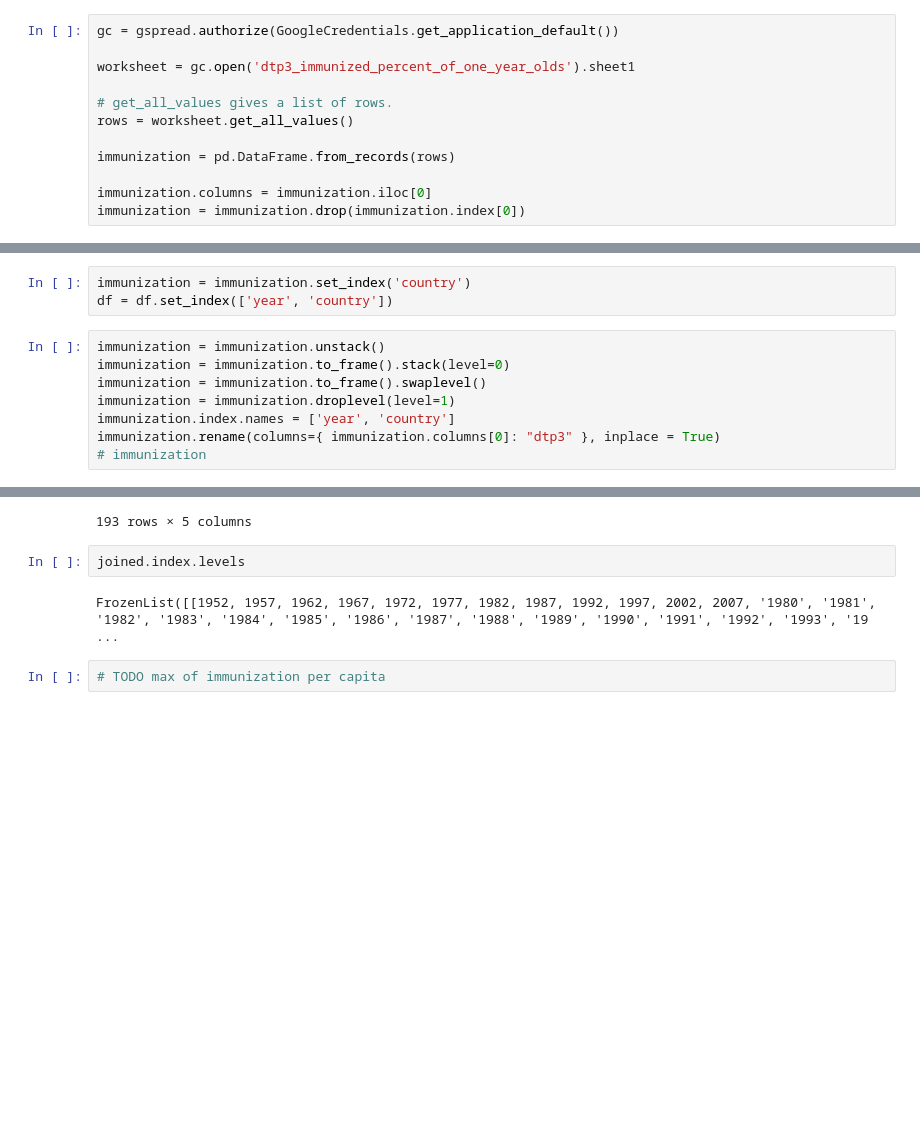
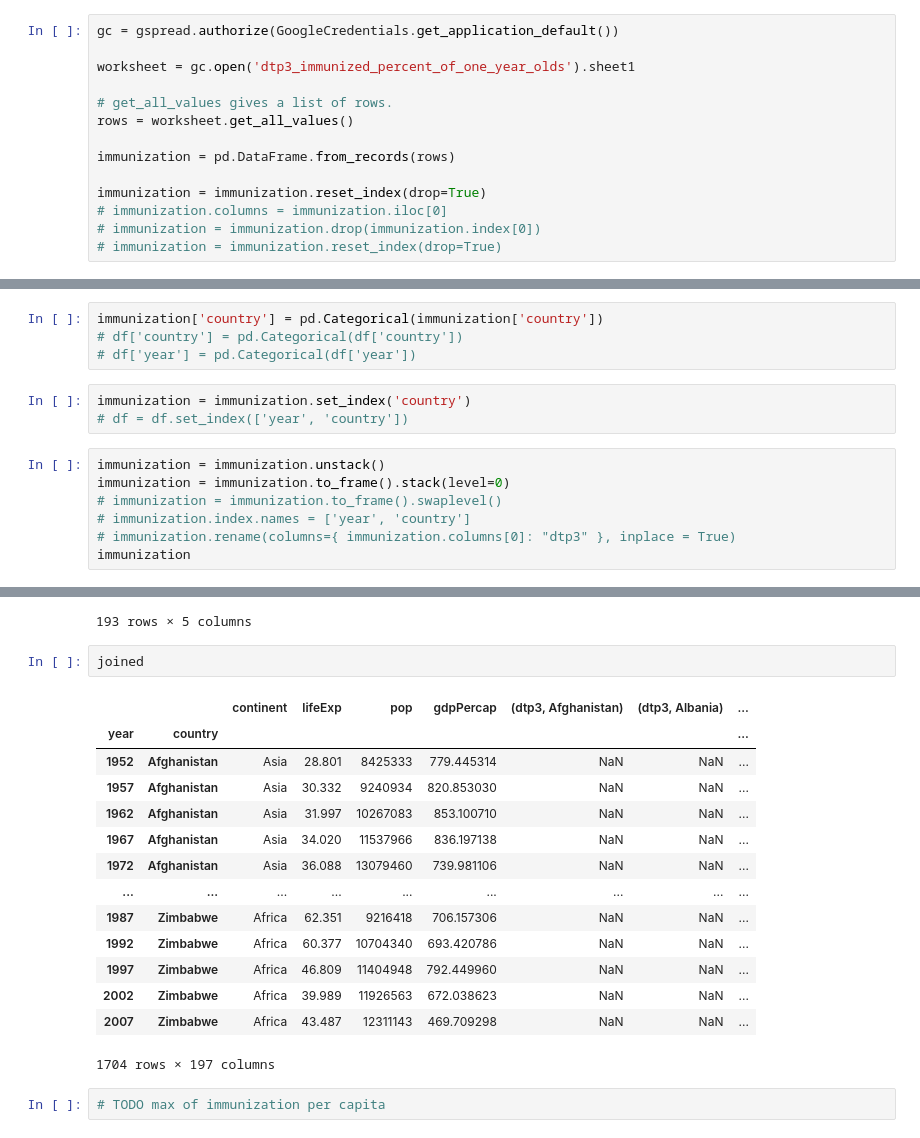
Before and after one commit to WeiweiBian/PythonTutorial, a Jupyter notebook: KarolinskaTutorial.ipynb, the cells around one changed output, grey strips where cells are left out. Saved outputs shown, nothing was run; the diff lists cells and outputs as text; blank space fills up the shorter version.

```diff
--- a/KarolinskaTutorial.ipynb
+++ b/KarolinskaTutorial.ipynb
@@ -171,5 +164,7 @@ rows = worksheet.get_all_values()
 
 immunization = pd.DataFrame.from_records(rows)
 
-immunization.columns = immunization.iloc[0]
-immunization = immunization.drop(immunization.index[0])
+immunization = immunization.reset_index(drop=True)
+# immunization.columns = immunization.iloc[0]
+# immunization = immunization.drop(immunization.index[0])
+# immunization = immunization.reset_index(drop=True)
@@ -178,11 +175,14 @@ immunization
+# %%
+immunization['country'] = pd.Categorical(immunization['country'])
+# df['country'] = pd.Categorical(df['country'])
+# df['year'] = pd.Categorical(df['year'])
 # %%
 immunization = immunization.set_index('country')
-df = df.set_index(['year', 'country'])
+# df = df.set_index(['year', 'country'])
 # %%
 immunization = immunization.unstack()
 immunization = immunization.to_frame().stack(level=0)
-immunization = immunization.to_frame().swaplevel()
-immunization = immunization.droplevel(level=1)
-immunization.index.names = ['year', 'country']
-immunization.rename(columns={ immunization.columns[0]: "dtp3" }, inplace = True)
-# immunization
+# immunization = immunization.to_frame().swaplevel()
+# immunization.index.names = ['year', 'country']
+# immunization.rename(columns={ immunization.columns[0]: "dtp3" }, inplace = True)
+immunization
@@ -206,9 +237,22 @@ joined.loc[['1982']]
 |  | Zimbabwe | NaN | NaN | NaN | NaN | 46 |
 193 rows × 5 columns
 # %%
-joined.index.levels
+joined
 # %% [output]
+|  |  | continent | lifeExp | pop | gdpPercap | (dtp3, Afghanistan) | (dtp3, Albania) | ... |
+| year | country |  |  |  |  |  |  | ... |
+| 1952 | Afghanistan | Asia | 28.801 | 8425333 | 779.445314 | NaN | NaN | ... |
+| 1957 | Afghanistan | Asia | 30.332 | 9240934 | 820.853030 | NaN | NaN | ... |
+| 1962 | Afghanistan | Asia | 31.997 | 10267083 | 853.100710 | NaN | NaN | ... |
+| 1967 | Afghanistan | Asia | 34.020 | 11537966 | 836.197138 | NaN | NaN | ... |
+| 1972 | Afghanistan | Asia | 36.088 | 13079460 | 739.981106 | NaN | NaN | ... |
+| ... | ... | ... | ... | ... | ... | ... | ... | ... |
+| 1987 | Zimbabwe | Africa | 62.351 | 9216418 | 706.157306 | NaN | NaN | ... |
+| 1992 | Zimbabwe | Africa | 60.377 | 10704340 | 693.420786 | NaN | NaN | ... |
+| 1997 | Zimbabwe | Africa | 46.809 | 11404948 | 792.449960 | NaN | NaN | ... |
+| 2002 | Zimbabwe | Africa | 39.989 | 11926563 | 672.038623 | NaN | NaN | ... |
+| 2007 | Zimbabwe | Africa | 43.487 | 12311143 | 469.709298 | NaN | NaN | ... |
-FrozenList([[1952, 1957, 1962, 1967, 1972, 1977, 1982, 1987, 1992, 1997, 2002, 2007, '1980', '1981', '1982', '1983', '1984', '1985', '1986', '1987', '1988', '1989', '1990', '1991', '1992', '1993', '19 ...
+1704 rows × 197 columns
 # %%
 # TODO max of immunization per capita
 # %% [markdown]
```
Also changed, not shown: parts of 6 cells of this notebook.
